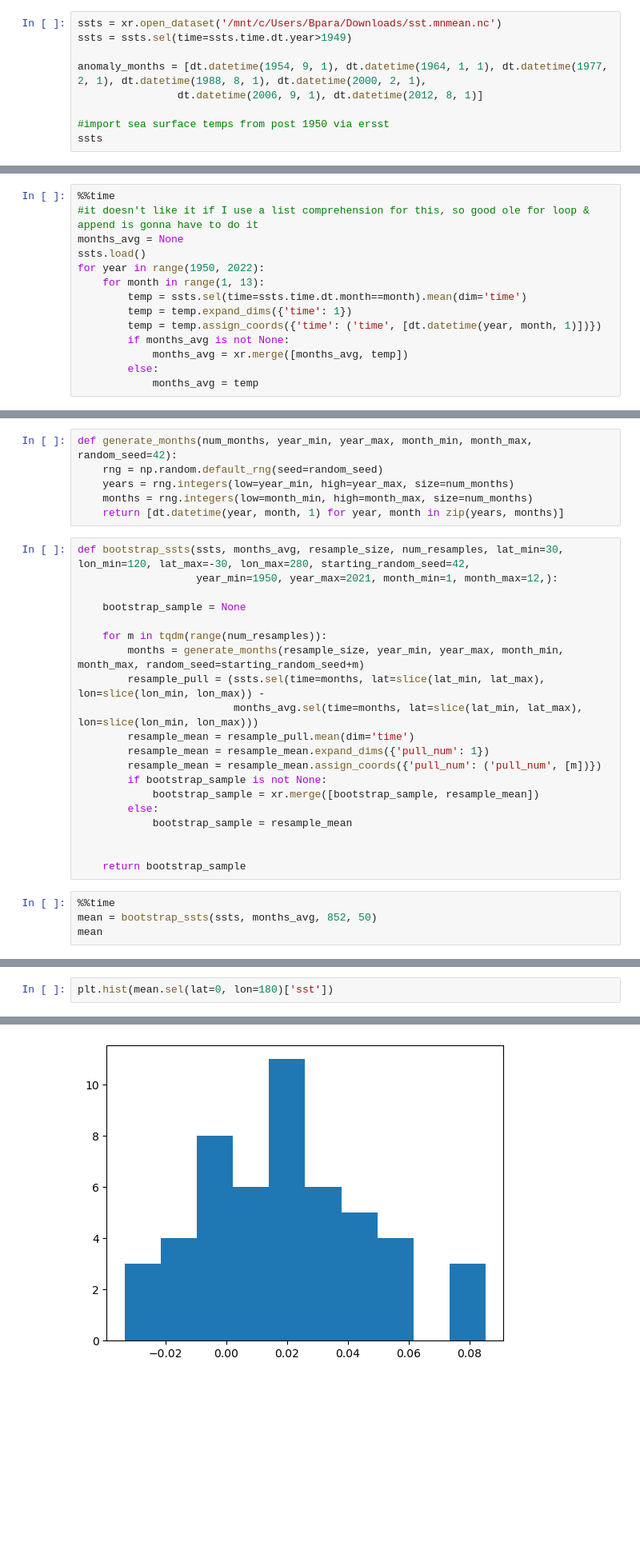
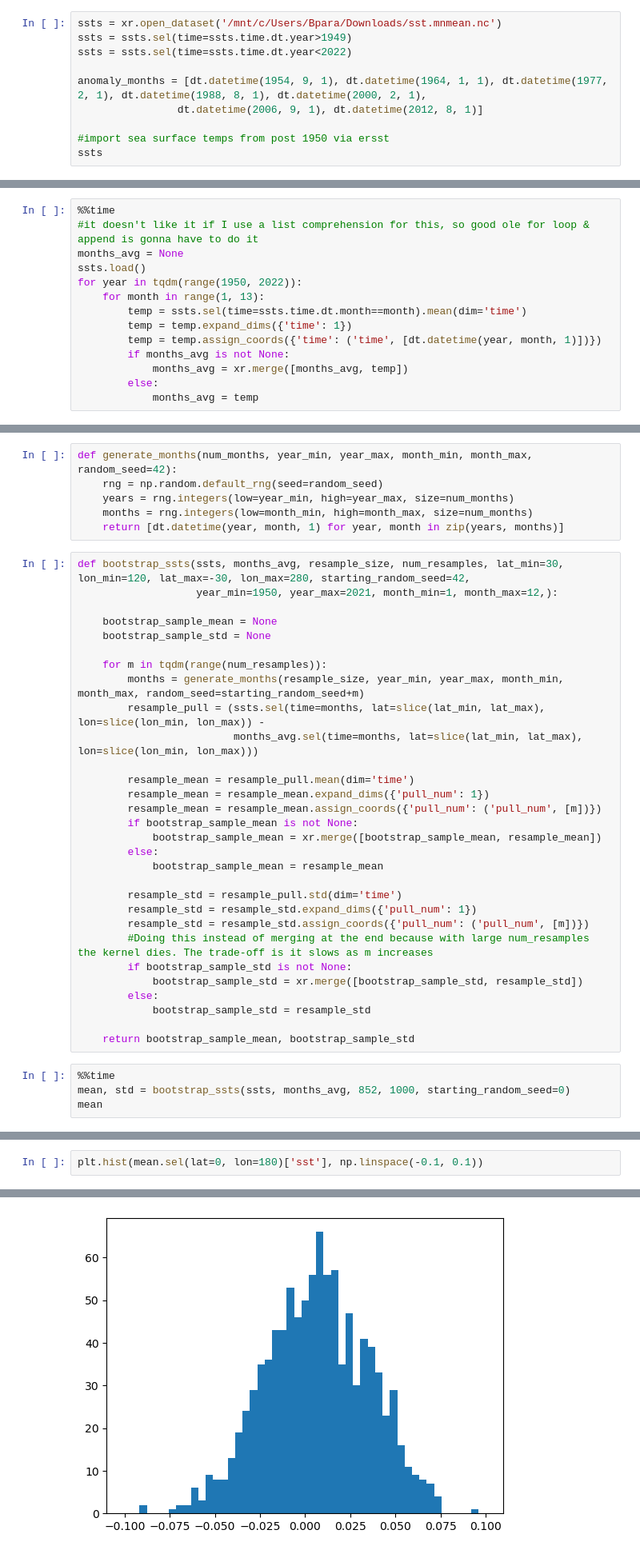
Before and after one commit to bparazin/1844redux, a Jupyter notebook: sst anomaly.ipynb, the cells around one changed output, grey strips where cells are left out. Shown at 80% size. Cells and saved outputs as stored; diff of their text form; blank space fills up the shorter version.

```diff
--- a/sst anomaly.ipynb
+++ b/sst anomaly.ipynb
@@ -10,6 +12,7 @@ import pandas as pd
 # %%
 ssts = xr.open_dataset('/mnt/c/Users/Bpara/Downloads/sst.mnmean.nc')
 ssts = ssts.sel(time=ssts.time.dt.year>1949)
+ssts = ssts.sel(time=ssts.time.dt.year<2022)
 
 anomaly_months = [dt.datetime(1954, 9, 1), dt.datetime(1964, 1, 1), dt.datetime(1977, 2, 1), dt.datetime(1988, 8, 1), dt.datetime(2000, 2, 1),
                 dt.datetime(2006, 9, 1), dt.datetime(2012, 8, 1)]
@@ -42,7 +45,7 @@ def month_avg(ssts, month):
 #it doesn't like it if I use a list comprehension for this, so good ole for loop & append is gonna have to do it
 months_avg = None
 ssts.load()
-for year in range(1950, 2022):
+for year in tqdm(range(1950, 2022)):
     for month in range(1, 13):
         temp = ssts.sel(time=ssts.time.dt.month==month).mean(dim='time')
         temp = temp.expand_dims({'time': 1})
@@ -153,24 +129,34 @@ def generate_months(num_months, year_min, year_max, month_min, month_max, random
 def bootstrap_ssts(ssts, months_avg, resample_size, num_resamples, lat_min=30, lon_min=120, lat_max=-30, lon_max=280, starting_random_seed=42,
                    year_min=1950, year_max=2021, month_min=1, month_max=12,):
 
-    bootstrap_sample = None
+    bootstrap_sample_mean = None
+    bootstrap_sample_std = None
 
     for m in tqdm(range(num_resamples)):
         months = generate_months(resample_size, year_min, year_max, month_min, month_max, random_seed=starting_random_seed+m)
         resample_pull = (ssts.sel(time=months, lat=slice(lat_min, lat_max), lon=slice(lon_min, lon_max)) -
                          months_avg.sel(time=months, lat=slice(lat_min, lat_max), lon=slice(lon_min, lon_max)))
+
         resample_mean = resample_pull.mean(dim='time')
         resample_mean = resample_mean.expand_dims({'pull_num': 1})
         resample_mean = resample_mean.assign_coords({'pull_num': ('pull_num', [m])})
-        if bootstrap_sample is not None:
-            bootstrap_sample = xr.merge([bootstrap_sample, resample_mean])
+        if bootstrap_sample_mean is not None:
+            bootstrap_sample_mean = xr.merge([bootstrap_sample_mean, resample_mean])
         else:
-            bootstrap_sample = resample_mean
+            bootstrap_sample_mean = resample_mean
 
+        resample_std = resample_pull.std(dim='time')
+        resample_std = resample_std.expand_dims({'pull_num': 1})
+        resample_std = resample_std.assign_coords({'pull_num': ('pull_num', [m])})
+        #Doing this instead of merging at the end because with large num_resamples the kernel dies. The trade-off is it slows as m increases
+        if bootstrap_sample_std is not None:
+            bootstrap_sample_std = xr.merge([bootstrap_sample_std, resample_std])
+        else:
+            bootstrap_sample_std = resample_std
 
-    return bootstrap_sample
+    return bootstrap_sample_mean, bootstrap_sample_std
 # %%
 %%time
-mean = bootstrap_ssts(ssts, months_avg, 852, 50)
+mean, std = bootstrap_ssts(ssts, months_avg, 852, 1000, starting_random_seed=0)
 mean
 # %% [output]
@@ -189,3 +175,3 @@ Data variables:
 # %%
-plt.hist(mean.sel(lat=0, lon=180)['sst'])
+plt.hist(mean.sel(lat=0, lon=180)['sst'], np.linspace(-0.1, 0.1))
 # %% [output]
@@ -197 +193 @@ plt.hist(mean.sel(lat=0, lon=180)['sst'])
-[figure, old version]
+[figure, new version]
```
Also changed, not shown: parts of 16 cells of this notebook.
